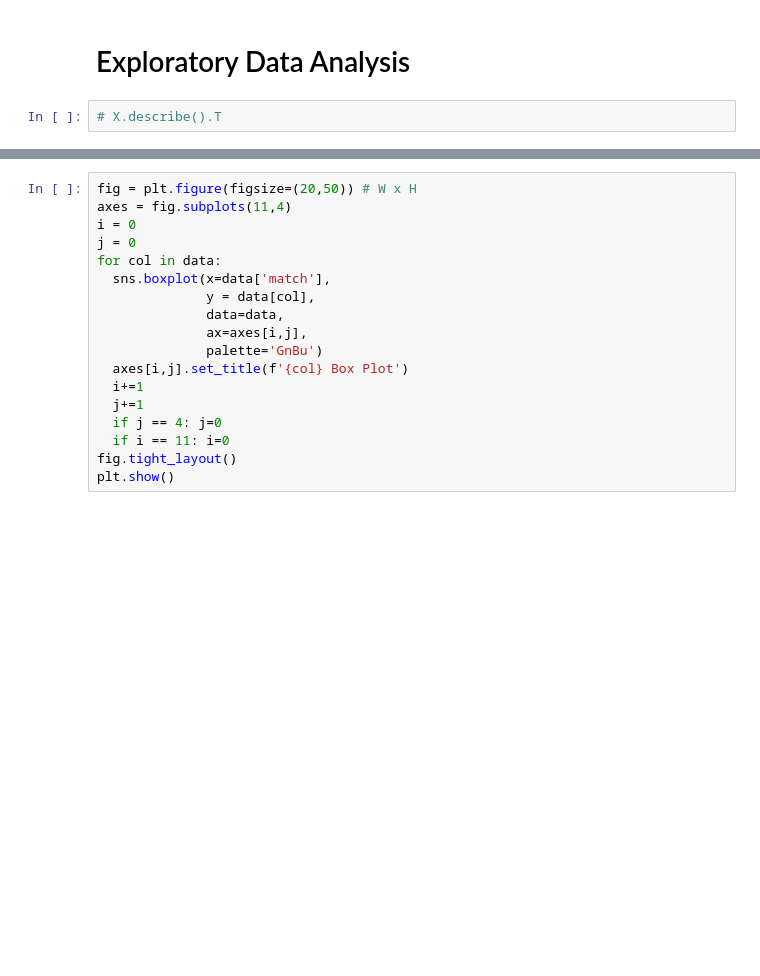
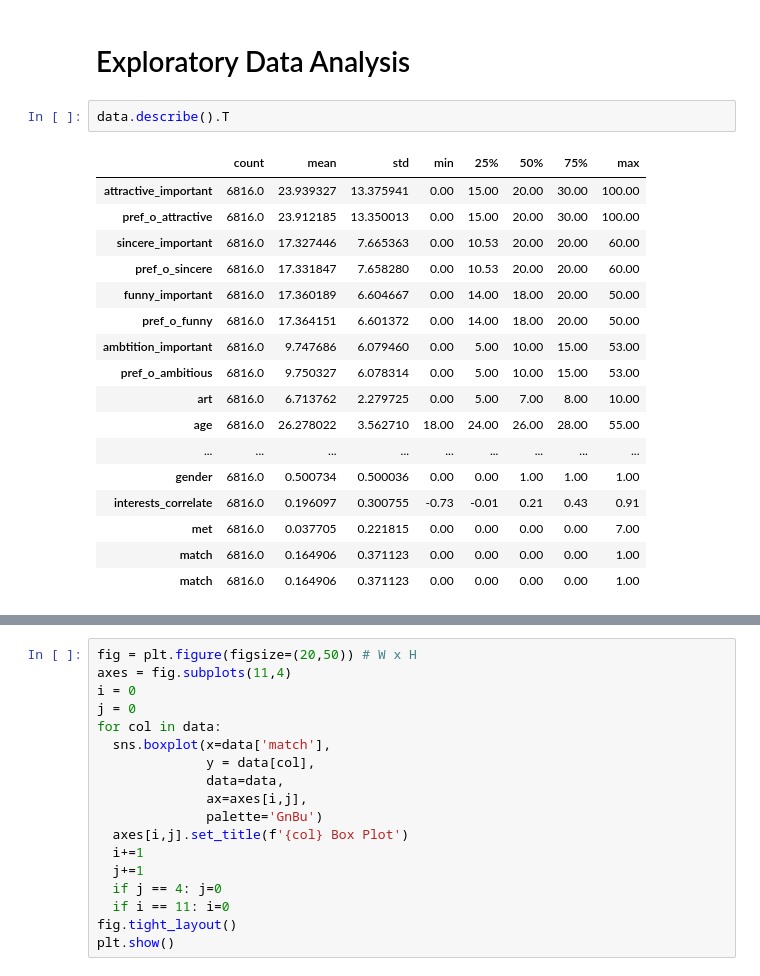
Before and after one commit to dgambone3/CSC4850-Machine-Learning, a Jupyter notebook: FDS_Project.ipynb, the cells around one changed output, grey strips where cells are left out. Drawn from its saved outputs; the diff is of its cells as text; blank space fills up the shorter version.

```diff
--- a/FDS_Project.ipynb
+++ b/FDS_Project.ipynb
@@ -95,7 +139,25 @@ Final shape of X before beginning analysis:  (8378, 44)
 # %% [markdown]
 # Exploratory Data Analysis
 # %%
-# X.describe().T
+data.describe().T
+# %% [output]
+|  | count | mean | std | min | 25% | 50% | 75% | max |
+| attractive_important | 6816.0 | 23.939327 | 13.375941 | 0.00 | 15.00 | 20.00 | 30.00 | 100.00 |
+| pref_o_attractive | 6816.0 | 23.912185 | 13.350013 | 0.00 | 15.00 | 20.00 | 30.00 | 100.00 |
+| sincere_important | 6816.0 | 17.327446 | 7.665363 | 0.00 | 10.53 | 20.00 | 20.00 | 60.00 |
+| pref_o_sincere | 6816.0 | 17.331847 | 7.658280 | 0.00 | 10.53 | 20.00 | 20.00 | 60.00 |
+| funny_important | 6816.0 | 17.360189 | 6.604667 | 0.00 | 14.00 | 18.00 | 20.00 | 50.00 |
+| pref_o_funny | 6816.0 | 17.364151 | 6.601372 | 0.00 | 14.00 | 18.00 | 20.00 | 50.00 |
+| ambtition_important | 6816.0 | 9.747686 | 6.079460 | 0.00 | 5.00 | 10.00 | 15.00 | 53.00 |
+| pref_o_ambitious | 6816.0 | 9.750327 | 6.078314 | 0.00 | 5.00 | 10.00 | 15.00 | 53.00 |
+| art | 6816.0 | 6.713762 | 2.279725 | 0.00 | 5.00 | 7.00 | 8.00 | 10.00 |
+| age | 6816.0 | 26.278022 | 3.562710 | 18.00 | 24.00 | 26.00 | 28.00 | 55.00 |
+| ... | ... | ... | ... | ... | ... | ... | ... | ... |
+| gender | 6816.0 | 0.500734 | 0.500036 | 0.00 | 0.00 | 1.00 | 1.00 | 1.00 |
+| interests_correlate | 6816.0 | 0.196097 | 0.300755 | -0.73 | -0.01 | 0.21 | 0.43 | 0.91 |
+| met | 6816.0 | 0.037705 | 0.221815 | 0.00 | 0.00 | 0.00 | 0.00 | 7.00 |
+| match | 6816.0 | 0.164906 | 0.371123 | 0.00 | 0.00 | 0.00 | 0.00 | 1.00 |
+| match | 6816.0 | 0.164906 | 0.371123 | 0.00 | 0.00 | 0.00 | 0.00 | 1.00 |
 # %%
 corr = round(data.corr(), 2)
 mask = np.triu(np.ones_like(corr, dtype=bool))
```
Also changed, not shown: parts of 7 cells of this notebook.
